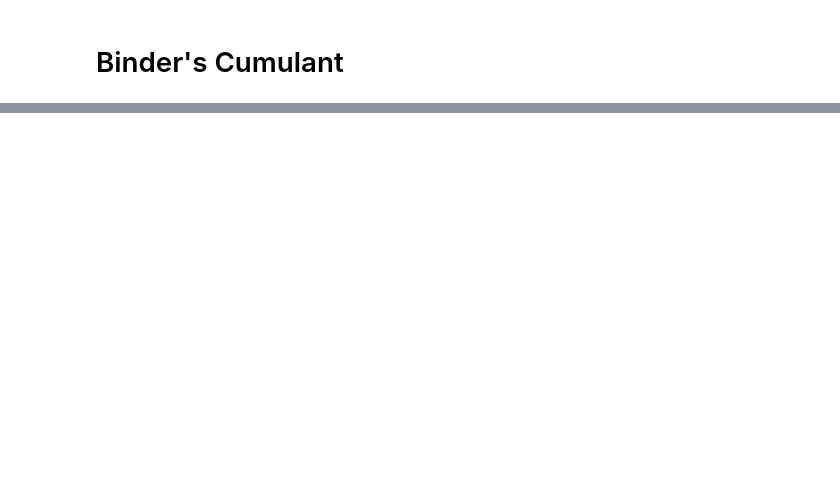
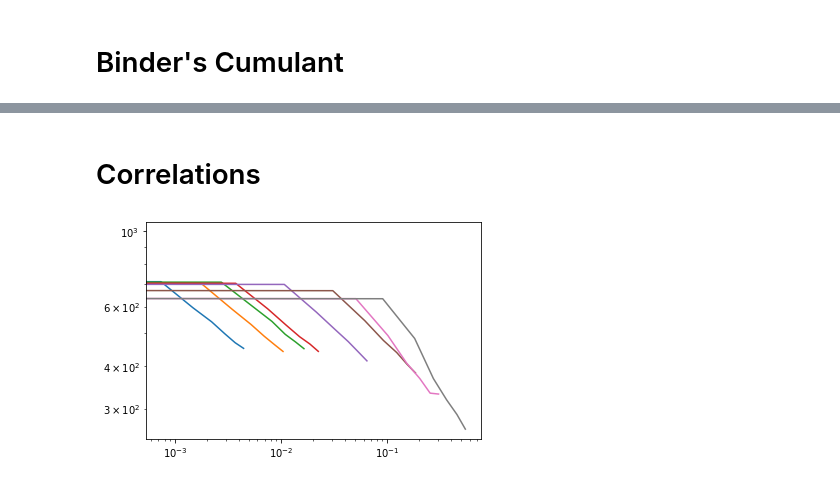
Before and after one commit to klashenriksson/MCSim_CPF, a Jupyter notebook: analysis/lab2/result_analyzer.ipynb, the cells around one changed output, grey strips where cells are left out. Cells and saved outputs as stored; diff of their text form; code cells hidden in the pictures; blank space fills up the shorter version.

```diff
--- a/analysis/lab2/result_analyzer.ipynb
+++ b/analysis/lab2/result_analyzer.ipynb
@@ -136,0 +143,2 @@ Text(0, 0.5, 'Q')
+# %% [markdown]
+# Correlations
@@ -136,0 +175,31 @@ Text(0, 0.5, 'Q')
+# %%
+# T > T_c
+# log(g) vs x/epsi
+
+correlations = corrs["256"]
+epsilons = {"T": [], "time": []}
+
+fig, ax = plt.subplots();
+for T_key in correlations:
+    T = float(T_key)
+    if T <= Tc:
+        continue
+    x = correlations[T_key]["x"]
+    n = len(x)
+    cutoff = int(0.03*n)
+    corr_val = correlations[T_key]["value"]
+    x_over_epsi = x*(T - Tc)
+
+    ax.plot(x_over_epsi[:cutoff], corr_val[:cutoff], label=f"T={T}")
+
+    epsi = 1.0/(T-Tc)
+    epsilons["T"].append(T)
+    epsilons["time"].append(epsi)
+
+ax.set_xscale("log")
+ax.set_yscale("log")
+#ax.set_xlim([0.001, 10**(-0.5)])
+#ax.set_ylim([10**2, 10**3])
+#ax.legend()
+# %% [output]
+[figure, added]
```
Also changed, not shown: parts of 11 cells of this notebook, 26 other files.
